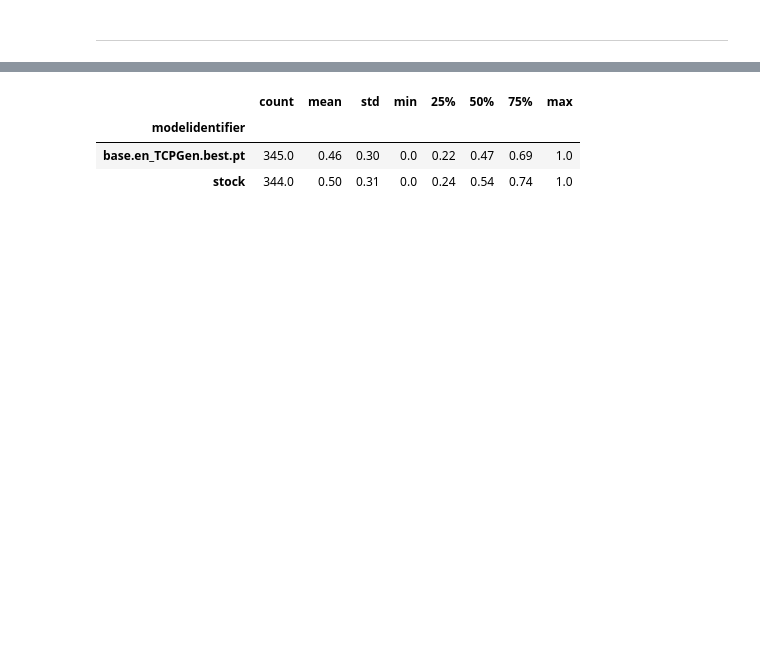
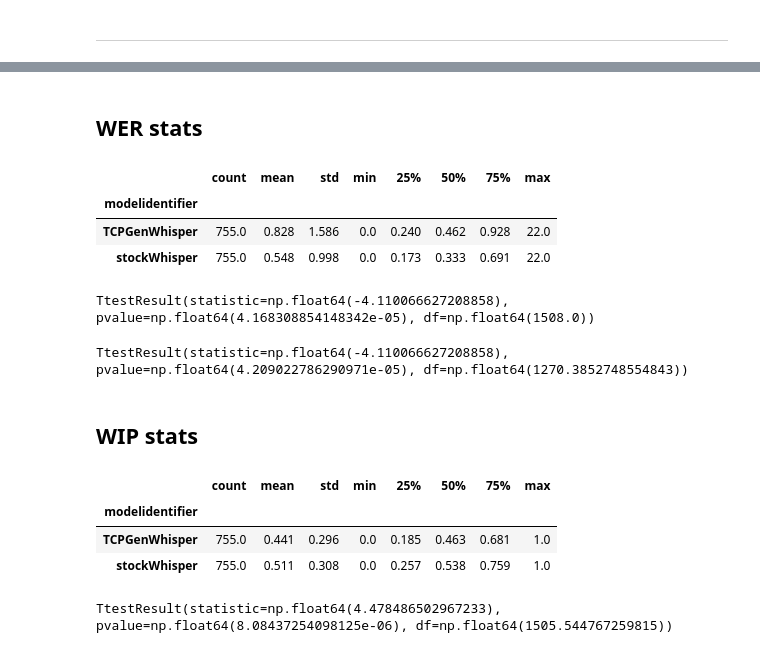
Before and after one commit to dlundgaard/F1-Radio-CBASR, a Jupyter notebook: workbook.ipynb, the cells around one changed output, grey strips where cells are left out. Cells and saved outputs as stored; diff of their text form; code cells hidden in the pictures; blank space fills up the shorter version.

```diff
--- a/workbook.ipynb
+++ b/workbook.ipynb
@@ -162,7 +170,23 @@ Found 755 machine transcribed radio messages with human reference
 # %% [markdown]
 ---
 # %%
-machine_transcriptions = pd.read_csv("exports/transcriptions.tsv", delimiter="\t").astype(dict(
+machine_transcriptions = pd.read_csv(
+    "exports/transcriptions.tsv",
+    delimiter="\t",
+    names=(
+        "transcription_timestamp",
+        "identifier",
+        "modelidentifier",
+        "machine_transcription",
+        "avg_logprob",
+        "text_nbest",
+        "no_speech_prob",
+        "temperature",
+        "compression_ratio",
+        "sum_logprob_nbest",
+        "token_nbest",
+    ),
+).astype(dict(
     transcription_timestamp="datetime64[ns, UTC]",
 ))
 
@@ -178,9 +202,8 @@ machine_vs_human_transcriptions = pd.merge(
     subset=("identifier", "modelidentifier"),
     keep="first",
 )
-# machine_vs_human_transcriptions = machine_vs_human_transcriptions[~machine_vs_human_transcriptions["transcription"].isna()]
-# machine_vs_human_transcriptions = machine_vs_human_transcriptions[~(machine_vs_human_transcriptions["human_transcription"].str.strip() == "")]
+machine_vs_human_transcriptions = machine_vs_human_transcriptions[~machine_vs_human_transcriptions["machine_transcription"].isna()]
 
-print(f"Found {len(machine_vs_human_transcriptions.drop_duplicates(subset="identifier"))} machine transcribed radio messages")
+print(f"Found {len(machine_vs_human_transcriptions.drop_duplicates(subset="identifier"))} machine transcribed radio messages that have human transcription, total duration {machine_vs_human_transcriptions.drop_duplicates("identifier")["clip_duration"].sum() / 60:.0f} minutes")
 machine_vs_human_transcriptions.tail(3)
 # %% [output]
@@ -375,7 +283,39 @@ plt.show()
+# %% [markdown]
+## WER stats
+# %%
+machine_vs_human_transcriptions.groupby("modelidentifier")["WER"].describe().round(3)
+# %% [output]
+|  | count | mean | std | min | 25% | 50% | 75% | max |
+| modelidentifier |  |  |  |  |  |  |  |  |
+| TCPGenWhisper | 755.0 | 0.828 | 1.586 | 0.0 | 0.240 | 0.462 | 0.928 | 22.0 |
+| stockWhisper | 755.0 | 0.548 | 0.998 | 0.0 | 0.173 | 0.333 | 0.691 | 22.0 |
+# %%
+stock_transcriptions = machine_vs_human_transcriptions[machine_vs_human_transcriptions["modelidentifier"] == "stockWhisper"]
+TCPGen_transcriptions = machine_vs_human_transcriptions[machine_vs_human_transcriptions["modelidentifier"] == "TCPGenWhisper"]
+# %% [output]
+TtestResult(statistic=np.float64(-4.110066627208858), pvalue=np.float64(4.168308854148342e-05), df=np.float64(1508.0))
+# %%
+stats.ttest_ind(
+    stock_transcriptions["WER"],
+    TCPGen_transcriptions["WER"],
+    equal_var=False,
+)
+# %% [output]
+TtestResult(statistic=np.float64(-4.110066627208858), pvalue=np.float64(4.209022786290971e-05), df=np.float64(1270.3852748554843))
+# %% [markdown]
+## WIP stats
 # %%
-with_human_reference.groupby("modelidentifier")["wip"].describe().round(2)
+machine_vs_human_transcriptions.groupby("modelidentifier")["WIP"].describe().round(3)
 # %% [output]
 |  | count | mean | std | min | 25% | 50% | 75% | max |
 | modelidentifier |  |  |  |  |  |  |  |  |
-| base.en_TCPGen.best.pt | 345.0 | 0.46 | 0.30 | 0.0 | 0.22 | 0.47 | 0.69 | 1.0 |
-| stock | 344.0 | 0.50 | 0.31 | 0.0 | 0.24 | 0.54 | 0.74 | 1.0 |
+| TCPGenWhisper | 755.0 | 0.441 | 0.296 | 0.0 | 0.185 | 0.463 | 0.681 | 1.0 |
+| stockWhisper | 755.0 | 0.511 | 0.308 | 0.0 | 0.257 | 0.538 | 0.759 | 1.0 |
+# %%
+stats.ttest_ind(
+    stock_transcriptions["WIP"],
+    TCPGen_transcriptions["WIP"],
+    equal_var=False,
+)
+# %% [output]
+TtestResult(statistic=np.float64(4.478486502967233), pvalue=np.float64(8.08437254098125e-06), df=np.float64(1505.544767259815))
```
Also changed, not shown: parts of 23 cells of this notebook.
